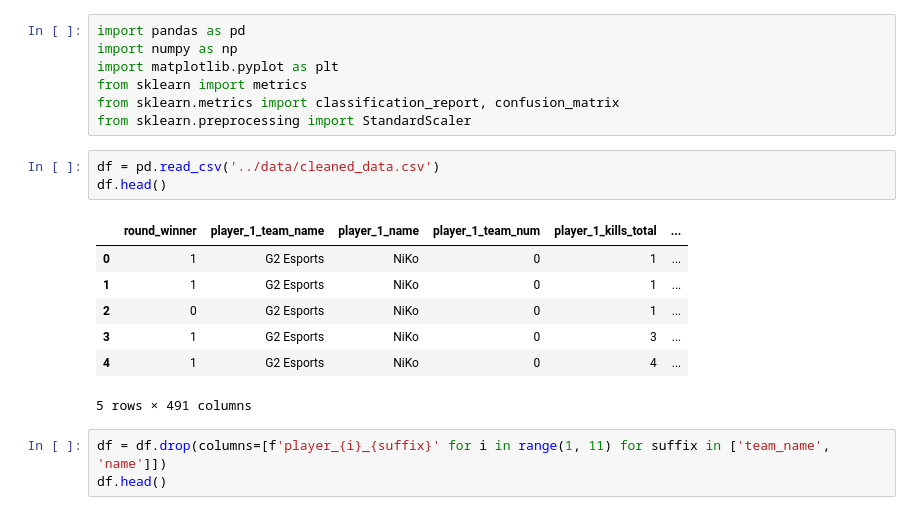
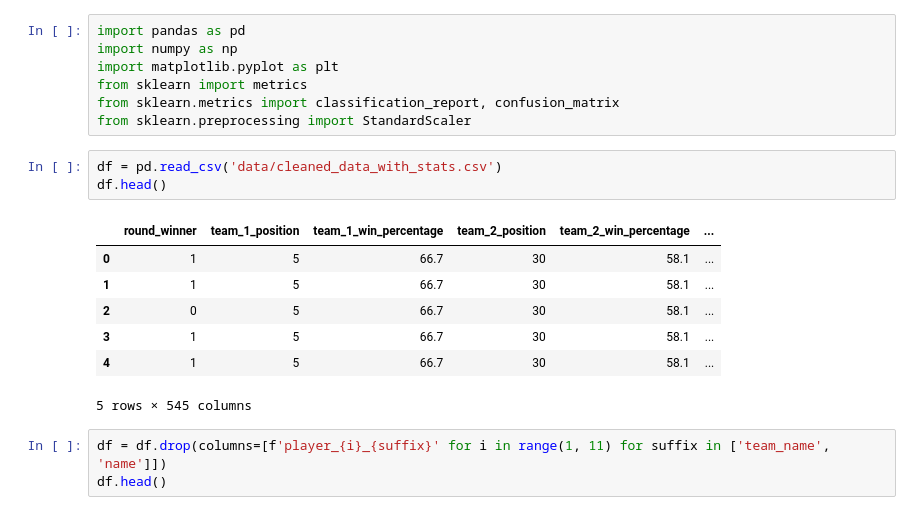
Before and after one commit to FCosmin27/cs2-predictive-models, a Jupyter notebook: round_winner_models_with_additional_stats/logistic_regression_from_scratch.ipynb, the cells around one changed output. Cells and saved outputs as stored; diff of their text form.

Commit message:
Move data to models's folder

```diff
--- a/round_winner_models_with_additional_stats/logistic_regression_from_scratch.ipynb
+++ b/round_winner_models_with_additional_stats/logistic_regression_from_scratch.ipynb
@@ -6,16 +6,16 @@ from sklearn import metrics
 from sklearn.metrics import classification_report, confusion_matrix
 from sklearn.preprocessing import StandardScaler
 # %%
-df = pd.read_csv('../data/cleaned_data.csv')
+df = pd.read_csv('data/cleaned_data_with_stats.csv')
 df.head()
 # %% [output]
-|  | round_winner | player_1_team_name | player_1_name | player_1_team_num | player_1_kills_total | ... |
-| 0 | 1 | G2 Esports | NiKo | 0 | 1 | ... |
-| 1 | 1 | G2 Esports | NiKo | 0 | 1 | ... |
-| 2 | 0 | G2 Esports | NiKo | 0 | 1 | ... |
-| 3 | 1 | G2 Esports | NiKo | 0 | 3 | ... |
-| 4 | 1 | G2 Esports | NiKo | 0 | 4 | ... |
+|  | round_winner | team_1_position | team_1_win_percentage | team_2_position | team_2_win_percentage | ... |
+| 0 | 1 | 5 | 66.7 | 30 | 58.1 | ... |
+| 1 | 1 | 5 | 66.7 | 30 | 58.1 | ... |
+| 2 | 0 | 5 | 66.7 | 30 | 58.1 | ... |
+| 3 | 1 | 5 | 66.7 | 30 | 58.1 | ... |
+| 4 | 1 | 5 | 66.7 | 30 | 58.1 | ... |
-5 rows × 491 columns
+5 rows × 545 columns
 # %%
 df = df.drop(columns=[f'player_{i}_{suffix}' for i in range(1, 11) for suffix in ['team_name', 'name']])
 df.head()
```
Also changed, not shown: 4 other files.
